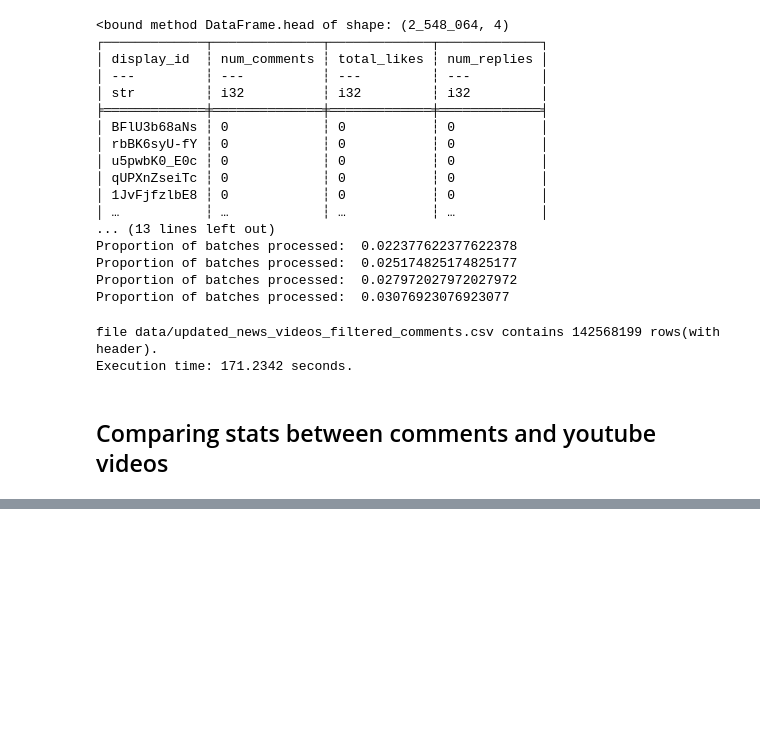
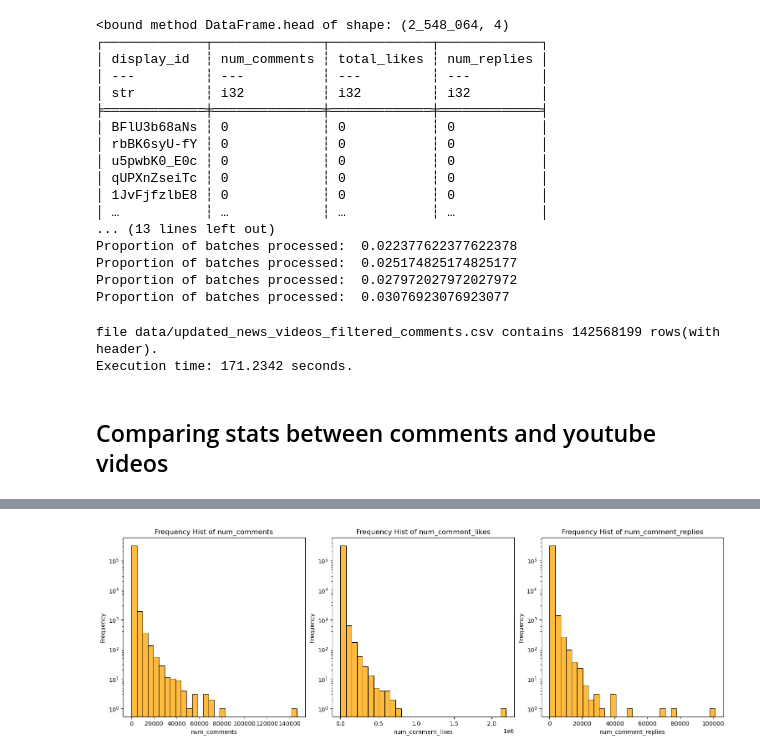
Before and after one commit to epfl-ada/ada-2024-project-lil0mohammadali, a Jupyter notebook: results.ipynb, the cells around one changed output, grey strips where cells are left out. Saved outputs shown, nothing was run; the diff lists cells and outputs as text; code cells hidden in the pictures; blank space fills up the shorter version.

```diff
--- a/results.ipynb
+++ b/results.ipynb
@@ -805,0 +879,20 @@ sns.pairplot(pandas_df)
+# %%
+# columns = joined_condensed_video_comment_df.columns
+columns = ['num_comments', 'num_comment_likes', 'num_comment_replies']
+# Create a 1x3 subplot
+fig, axes = plt.subplots(1, 3, figsize=(15, 5), constrained_layout=True)
+
+# Loop through the columns and axes
+for ax, col in zip(axes, columns):
+    sns.histplot(joined_condensed_video_comment_df[col], bins = 30, color='orange', ax=ax)
+
+    # Adding labels and title
+    ax.set_title(f'Frequency Hist of {col}')
+    ax.set_xlabel(f'{col}')
+    ax.set_ylabel('Frequency')
+    ax.set_yscale('log')
+
+# Display the plot
+plt.show()
+# %% [output]
+[figure, added]
```
Also changed, not shown: parts of 15 cells of this notebook, 2 other files.
